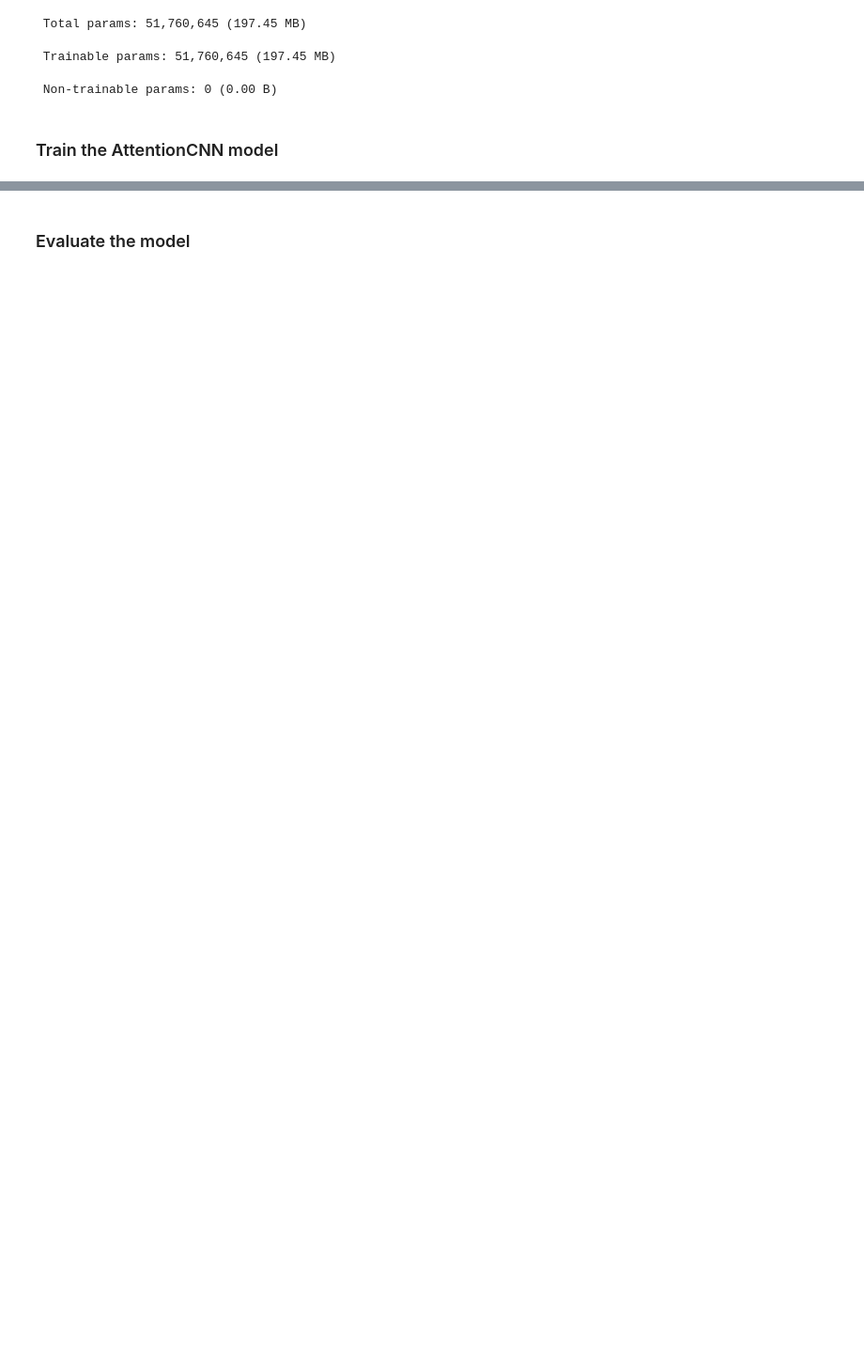
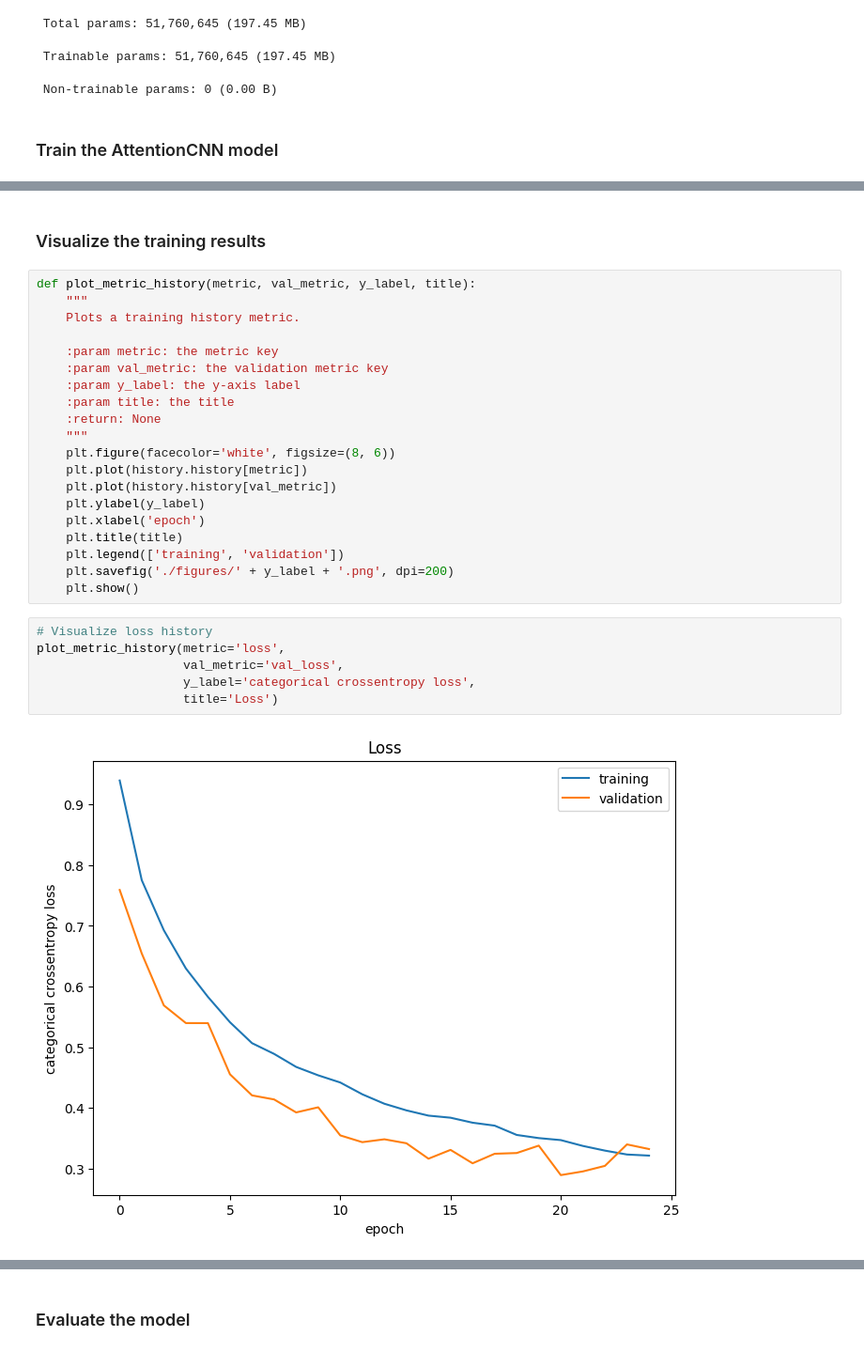
Before and after one commit to bachthyaglx/pneumonia-attention-based-CNNs, a Jupyter notebook: cxr_classification_attentionCNN.ipynb, the cells around one changed output, grey strips where cells are left out. Shown: that part at 94% size. Cells and saved outputs as stored; diff of their text form; blank space fills up the shorter version.

```diff
--- a/cxr_classification_attentionCNN.ipynb
+++ b/cxr_classification_attentionCNN.ipynb
@@ -311,0 +312,30 @@ Epoch 25/25
+# %% [markdown]
+### Visualize the training results
+# %%
+def plot_metric_history(metric, val_metric, y_label, title):
+    """
+    Plots a training history metric.
+
+    :param metric: the metric key
+    :param val_metric: the validation metric key
+    :param y_label: the y-axis label
+    :param title: the title
+    :return: None
+    """
+    plt.figure(facecolor='white', figsize=(8, 6))
+    plt.plot(history.history[metric])
+    plt.plot(history.history[val_metric])
+    plt.ylabel(y_label)
+    plt.xlabel('epoch')
+    plt.title(title)
+    plt.legend(['training', 'validation'])
+    plt.savefig('./figures/' + y_label + '.png', dpi=200)
+    plt.show()
+# %%
+# Visualize loss history
+plot_metric_history(metric='loss',
+                    val_metric='val_loss',
+                    y_label='categorical crossentropy loss',
+                    title='Loss')
+# %% [output]
+[figure, added]
```
Also changed, not shown: parts of 8 cells of this notebook.
